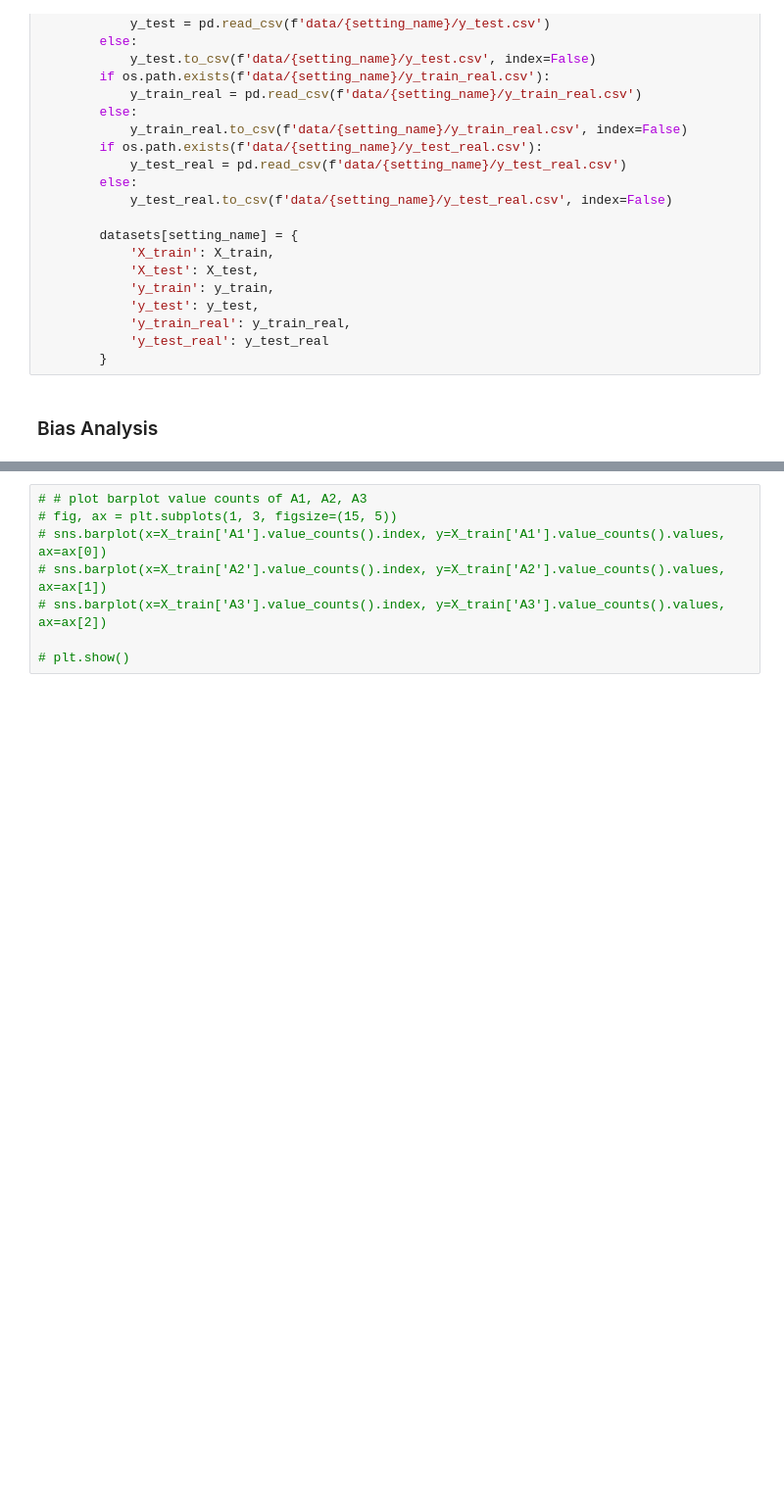
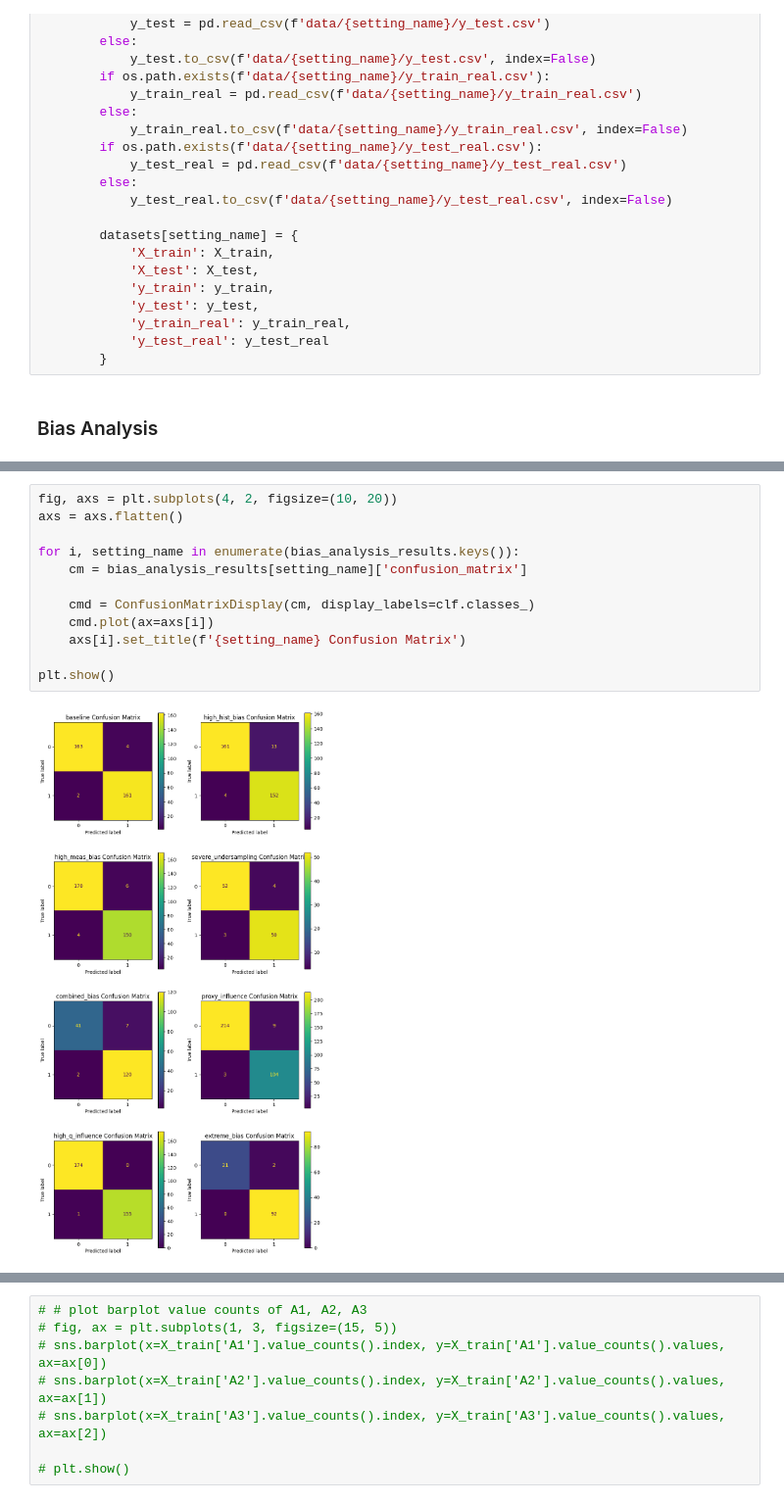
Before and after one commit to PRCSousa/Tabular-Bias-Simulation-And-Mitigation, a Jupyter notebook: main.ipynb, the cells around one changed output, grey strips where cells are left out. Shown at 98% size. Saved outputs shown, nothing was run; the diff lists cells and outputs as text; blank space fills up the shorter version.

```diff
--- a/main.ipynb
+++ b/main.ipynb
@@ -488,0 +534,14 @@ for i, setting_name in enumerate(datasets.keys()):
+# %%
+fig, axs = plt.subplots(4, 2, figsize=(10, 20))
+axs = axs.flatten()
+
+for i, setting_name in enumerate(bias_analysis_results.keys()):
+    cm = bias_analysis_results[setting_name]['confusion_matrix']
+
+    cmd = ConfusionMatrixDisplay(cm, display_labels=clf.classes_)
+    cmd.plot(ax=axs[i])
+    axs[i].set_title(f'{setting_name} Confusion Matrix')
+
+plt.show()
+# %% [output]
+[figure, added]
```
Also changed, not shown: parts of 5 cells of this notebook.
